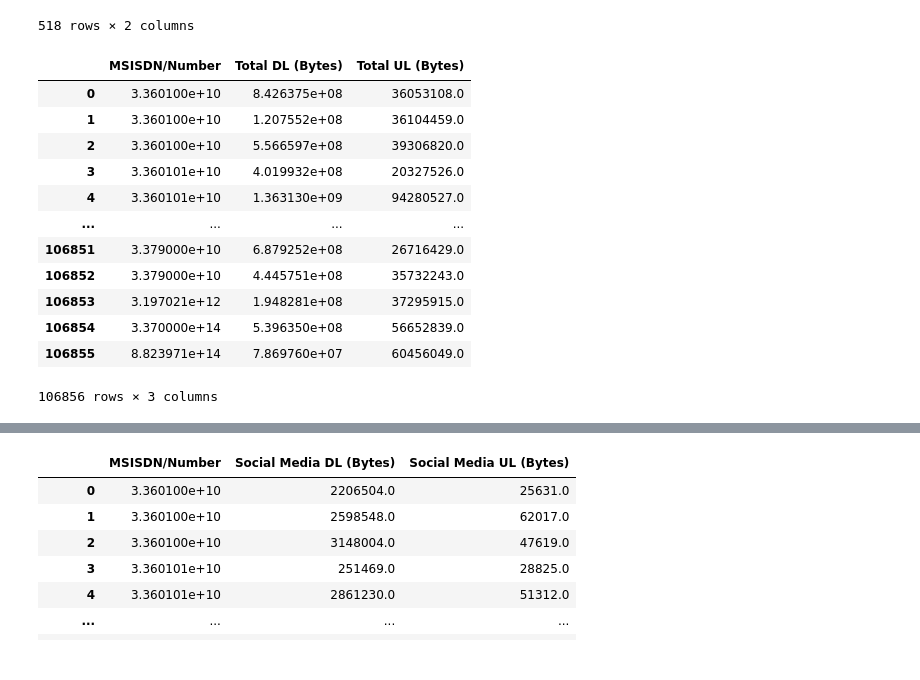
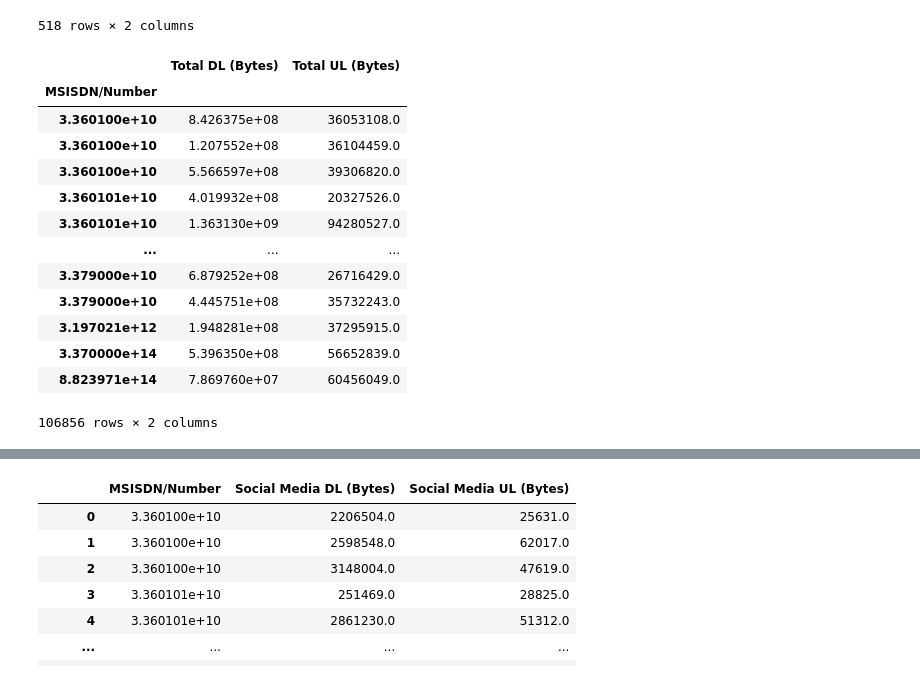
Before and after one commit to degagawolde/User-Analytics-Telecommunication-Industry, a Jupyter notebook: notebook/User-Overview-Analysis.ipynb, the cells around one changed output, grey strips where cells are left out. Cells and saved outputs as stored; diff of their text form; code cells hidden in the pictures.

```diff
--- a/notebook/User-Overview-Analysis.ipynb
+++ b/notebook/User-Overview-Analysis.ipynb
@@ -165,23 +178,24 @@ session_duration[session_duration['Dur. (ms)']['sum'] > 1000000]
 # %%
 
 total_download_upload = clean_data.groupby('MSISDN/Number').agg(
-    {'Total DL (Bytes)': 'sum', 'Total UL (Bytes)': 'sum'}).reset_index()
+    {'Total DL (Bytes)': 'sum', 'Total UL (Bytes)': 'sum'})#.sum(axis=1)
 
 total_download_upload
 # %% [output]
-|  | MSISDN/Number | Total DL (Bytes) | Total UL (Bytes) |
-| 0 | 3.360100e+10 | 8.426375e+08 | 36053108.0 |
-| 1 | 3.360100e+10 | 1.207552e+08 | 36104459.0 |
-| 2 | 3.360100e+10 | 5.566597e+08 | 39306820.0 |
-| 3 | 3.360101e+10 | 4.019932e+08 | 20327526.0 |
-| 4 | 3.360101e+10 | 1.363130e+09 | 94280527.0 |
-| ... | ... | ... | ... |
-| 106851 | 3.379000e+10 | 6.879252e+08 | 26716429.0 |
-| 106852 | 3.379000e+10 | 4.445751e+08 | 35732243.0 |
-| 106853 | 3.197021e+12 | 1.948281e+08 | 37295915.0 |
-| 106854 | 3.370000e+14 | 5.396350e+08 | 56652839.0 |
-| 106855 | 8.823971e+14 | 7.869760e+07 | 60456049.0 |
+|  | Total DL (Bytes) | Total UL (Bytes) |
+| MSISDN/Number |  |  |
+| 3.360100e+10 | 8.426375e+08 | 36053108.0 |
+| 3.360100e+10 | 1.207552e+08 | 36104459.0 |
+| 3.360100e+10 | 5.566597e+08 | 39306820.0 |
+| 3.360101e+10 | 4.019932e+08 | 20327526.0 |
+| 3.360101e+10 | 1.363130e+09 | 94280527.0 |
+| ... | ... | ... |
+| 3.379000e+10 | 6.879252e+08 | 26716429.0 |
+| 3.379000e+10 | 4.445751e+08 | 35732243.0 |
+| 3.197021e+12 | 1.948281e+08 | 37295915.0 |
+| 3.370000e+14 | 5.396350e+08 | 56652839.0 |
+| 8.823971e+14 | 7.869760e+07 | 60456049.0 |
-106856 rows × 3 columns
+106856 rows × 2 columns
 # %%
 
 total_youtube_data = clean_data.groupby('MSISDN/Number').agg(
```
Also changed, not shown: parts of 17 cells of this notebook, 1 other file.
